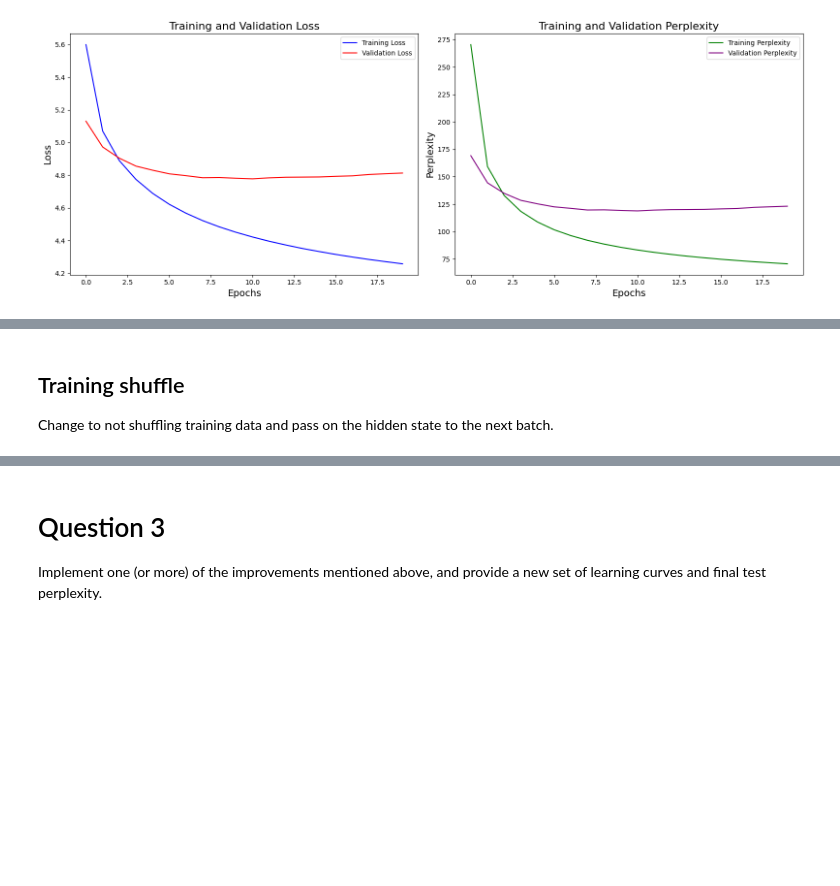
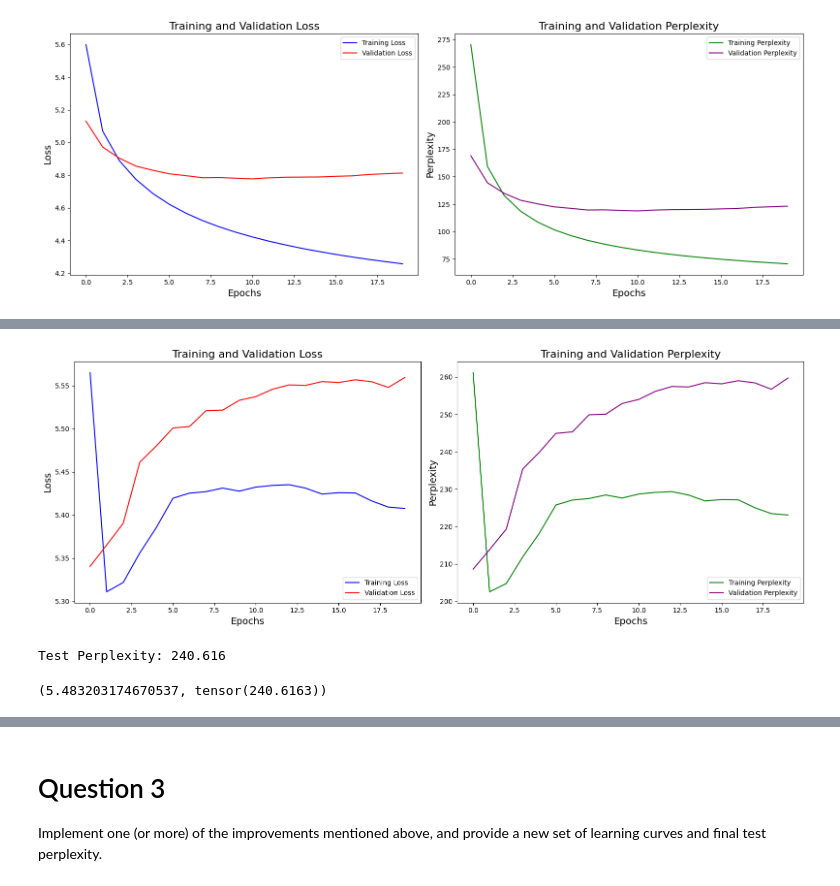
Before and after one commit to msai437-group3/hw4, a Jupyter notebook: RNN.ipynb, the cells around one changed output, grey strips where cells are left out. Cells and saved outputs as stored; diff of their text form; code cells hidden in the pictures; blank space fills up the shorter version.

```diff
--- a/RNN.ipynb
+++ b/RNN.ipynb
@@ -509,9 +667,9 @@ We increase learning_rate from 0.001 to 0.01.
 # %%
 params = {
     'learning_rate': 0.01,
-    'hidden_dim': 500,
-    'embedding_dim': 300,
-    'time_step': 30,
+    'hidden_dim': 100,
+    'embedding_dim': 100,
+    'time_step': 10,
     'training_shuffle': True,
     'batch_size': 1024,
     'num_rnn_layer': 1,
@@ -523,3 +681,4 @@ params = {
 model = RNNModel(params).to(device)
 model.train()
 model.test()
+# %% [output]
@@ -526,3 +702,3 @@ model.test()
+[figure, added]
+Test Perplexity: 240.616
+(5.483203174670537, tensor(240.6163))
-# %% [markdown]
-## Training shuffle
-Change to not shuffling training data and pass on the hidden state to the next batch.
```
Also changed, not shown: parts of 51 cells of this notebook.
